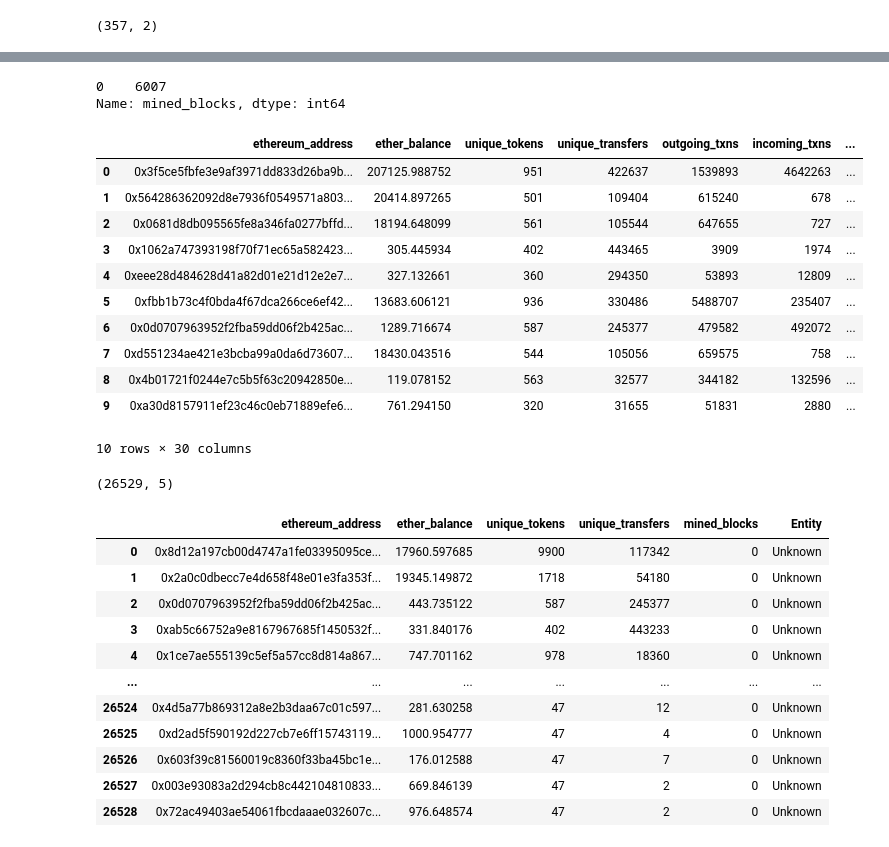
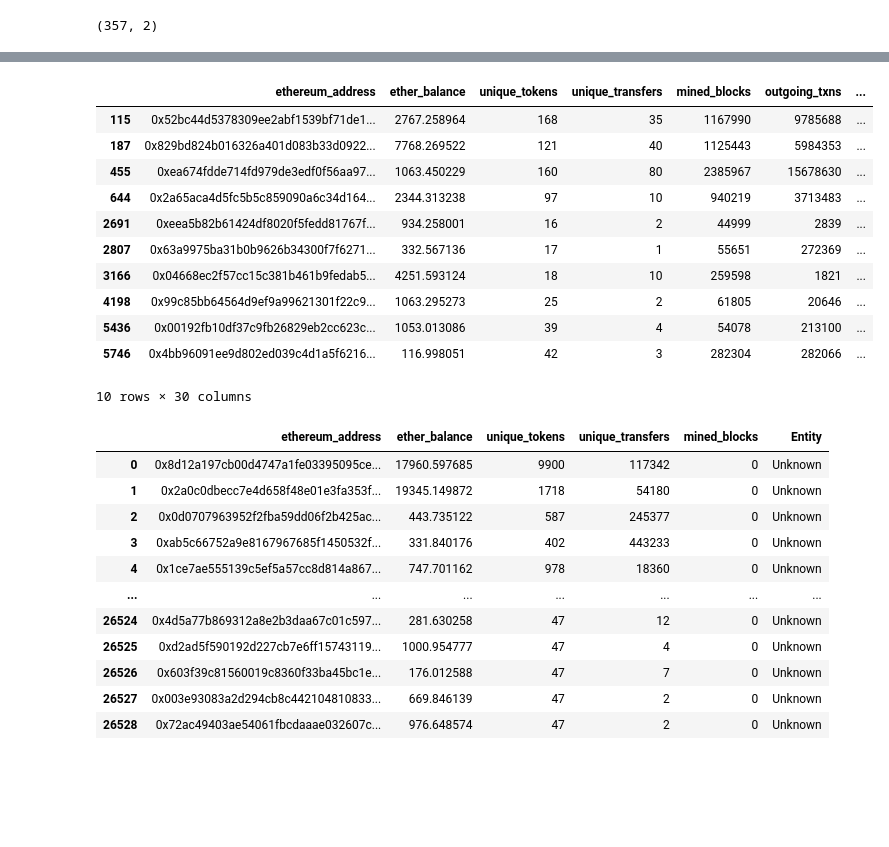
Before and after one commit to ThomasDelatte/ethereum-analytics, a Jupyter notebook: notebooks/dataset.ipynb, the cells around one changed output, grey strips where cells are left out. Drawn from its saved outputs; the diff is of its cells as text; code cells hidden in the pictures; blank space fills up the shorter version.

```diff
--- a/notebooks/dataset.ipynb
+++ b/notebooks/dataset.ipynb
@@ -144,3 +201 @@ eth_dataset_all_features.head(10)
 10 rows × 29 columns
-# %%
-eth_dataset_all_features.drop(["eth_balance"], axis=1, inplace=True)
@@ -211,2 +234,0 @@ eth = Etherscan("UJZSE9DXM1T37JZQVNQYNSS9IT5JEPIBA7") # key in quotation marks
-# %%
-labeled_dataset["mined_blocks"] = 0
@@ -252,5 +234,0 @@ We are at the 6000th row!
-# %%
-labeled_complete_dataset["mined_blocks"].value_counts()
-# %% [output]
-0    6007
-Name: mined_blocks, dtype: int64
@@ -259,24 +235,19 @@ labeled_complete_dataset.to_csv("../data/processed/labeled_dataset_complete.csv"
-# %%
-labeled_complete_dataset.head(10)
-# %% [output]
-|  | ethereum_address | ether_balance | unique_tokens | unique_transfers | outgoing_txns | incoming_txns | ... |
-| 0 | 0x3f5ce5fbfe3e9af3971dd833d26ba9b... | 207125.988752 | 951 | 422637 | 1539893 | 4642263 | ... |
-| 1 | 0x564286362092d8e7936f0549571a803... | 20414.897265 | 501 | 109404 | 615240 | 678 | ... |
-| 2 | 0x0681d8db095565fe8a346fa0277bffd... | 18194.648099 | 561 | 105544 | 647655 | 727 | ... |
-| 3 | 0x1062a747393198f70f71ec65a582423... | 305.445934 | 402 | 443465 | 3909 | 1974 | ... |
-| 4 | 0xeee28d484628d41a82d01e21d12e2e7... | 327.132661 | 360 | 294350 | 53893 | 12809 | ... |
-| 5 | 0xfbb1b73c4f0bda4f67dca266ce6ef42... | 13683.606121 | 936 | 330486 | 5488707 | 235407 | ... |
-| 6 | 0x0d0707963952f2fba59dd06f2b425ac... | 1289.716674 | 587 | 245377 | 479582 | 492072 | ... |
-| 7 | 0xd551234ae421e3bcba99a0da6d73607... | 18430.043516 | 544 | 105056 | 659575 | 758 | ... |
-| 8 | 0x4b01721f0244e7c5b5f63c20942850e... | 119.078152 | 563 | 32577 | 344182 | 132596 | ... |
-| 9 | 0xa30d8157911ef23c46c0eb71889efe6... | 761.294150 | 320 | 31655 | 51831 | 2880 | ... |
-10 rows × 30 columns
-# %%
-labeled_complete_dataset.shape
-# %% [output]
-(26529, 5)
 # %%
 # Sanity check: do eth_addresses labeled as "Miners" actually have mined_blocks
+labeled_dataset[labeled_dataset["Entity"] == "Mining"]
+# %% [output]
+|  | ethereum_address | ether_balance | unique_tokens | unique_transfers | mined_blocks | outgoing_txns | ... |
+| 115 | 0x52bc44d5378309ee2abf1539bf71de1... | 2767.258964 | 168 | 35 | 1167990 | 9785688 | ... |
+| 187 | 0x829bd824b016326a401d083b33d0922... | 7768.269522 | 121 | 40 | 1125443 | 5984353 | ... |
+| 455 | 0xea674fdde714fd979de3edf0f56aa97... | 1063.450229 | 160 | 80 | 2385967 | 15678630 | ... |
+| 644 | 0x2a65aca4d5fc5b5c859090a6c34d164... | 2344.313238 | 97 | 10 | 940219 | 3713483 | ... |
+| 2691 | 0xeea5b82b61424df8020f5fedd81767f... | 934.258001 | 16 | 2 | 44999 | 2839 | ... |
+| 2807 | 0x63a9975ba31b0b9626b34300f7f6271... | 332.567136 | 17 | 1 | 55651 | 272369 | ... |
+| 3166 | 0x04668ec2f57cc15c381b461b9fedab5... | 4251.593124 | 18 | 10 | 259598 | 1821 | ... |
+| 4198 | 0x99c85bb64564d9ef9a99621301f22c9... | 1063.295273 | 25 | 2 | 61805 | 20646 | ... |
+| 5436 | 0x00192fb10df37c9fb26829eb2cc623c... | 1053.013086 | 39 | 4 | 54078 | 213100 | ... |
+| 5746 | 0x4bb96091ee9d802ed039c4d1a5f6216... | 116.998051 | 42 | 3 | 282304 | 282066 | ... |
+10 rows × 30 columns
 # %%
 eth_dataset_complete["Entity"] = "Unknown"
 # %%
```
Also changed, not shown: parts of 21 cells of this notebook.
